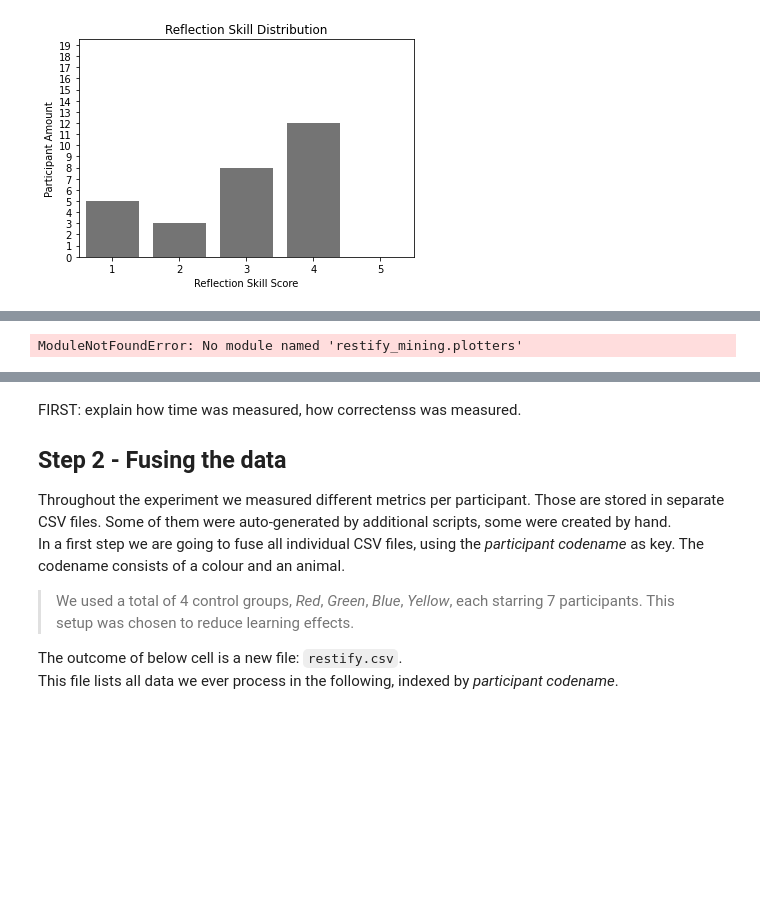
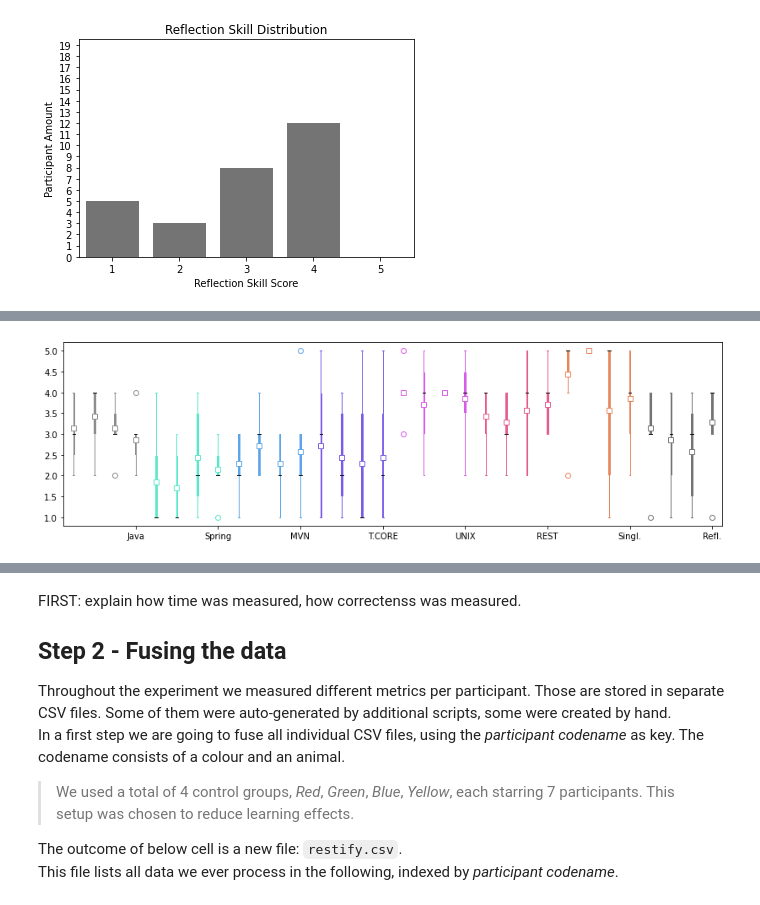
Before and after one commit to m5c/RestifyJupyter, a Jupyter notebook: Restify.ipynb, the cells around one changed output, grey strips where cells are left out. Saved outputs shown, nothing was run; the diff lists cells and outputs as text; code cells hidden in the pictures; blank space fills up the shorter version.

Commit message:
fixed cell calls until 04

```diff
--- a/Restify.ipynb
+++ b/Restify.ipynb
@@ -129,46 +130,9 @@ Yet finally we were able to conclude the study with a population of 28 participa
 
 The full boxplot of skill distributions per control group and resulting MiniMax (grid, printed in bold) is generated below:
 # %%
-# display_control_group_skill_boxplot.py
-"""
-This module reads participant skills from the participantskills.csv file, computes then a boxplot
-distribution representation per skill and group and fuses all resulting representation into a png
-file. The output file is stored in:
-"generated-plots/boxplot.png"
-Author: Maximilian Schiedermeier
-"""
+from jupyter_snippets.pseudo_cell_02_display_cgroups_skill_boxplot import cell_02
 
-from restify_mining.data_objects import participant_filter_tools
-from restify_mining.data_objects.participant import Participant
-from restify_mining.markers.skills_markers import skill_tags, palette
-from restify_mining.plotters.skill_plotter import plot_box
-from csv_tools import file_load_utils
-
-# Load all participant objects (specifies skills, codename, control-group) from csv file
-population: list[Participant] = file_load_utils.load_all_participants()
-
-# Creating the boxplot comes down to ordering all raw skill values of all participants into the
-# order required by the plotter. The statistical markers are then extracted automatically.
-# Namely, the required order is: all values for skill 1 of participants of group 1, all values
-# for skill 1 of participants of group 2, ... all values for skill 2 of participants of group 1,
-# and so on...
-plotter_skill_values = []
-control_groups: list[str] = participant_filter_tools.extract_group_names(population)
-
-# To fill the plotter_skill_value list, first iterate over all skills in outer loop
-for skill_index in range(len(skill_tags)):
-
-    # Next: per skill iterate over all participants ordered by control group in inner loop
-    for control_group in control_groups:
-        control_group_population = participant_filter_tools.filter_population_by_group(population, control_group)
-
-        # Append the value every participant of the current control group has for the current skill
-        plotter_skill_values.append(
-            participant_filter_tools.get_skill_values_by_index(control_group_population,
-                                                               skill_index))
-
-# Finally feed the long list of all skill values in the order, required by the box plotter
-plot_box(plotter_skill_values, palette, len(control_groups), "generated-plots/fused-stats.png")
+cell_02()
 # %% [output]
-ModuleNotFoundError: No module named 'restify_mining.plotters'
+[figure, added]
 # %%
```
Also changed, not shown: parts of 2 cells of this notebook.
